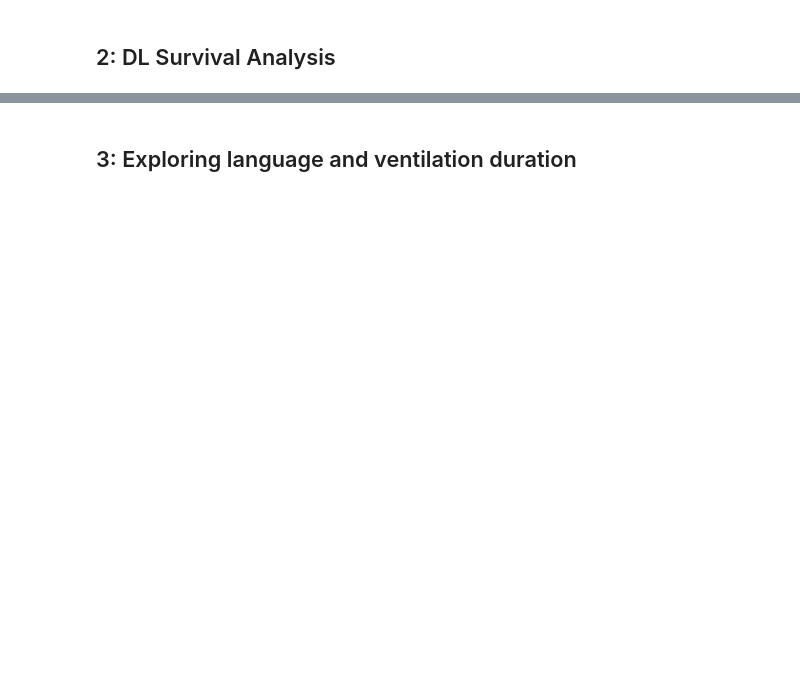
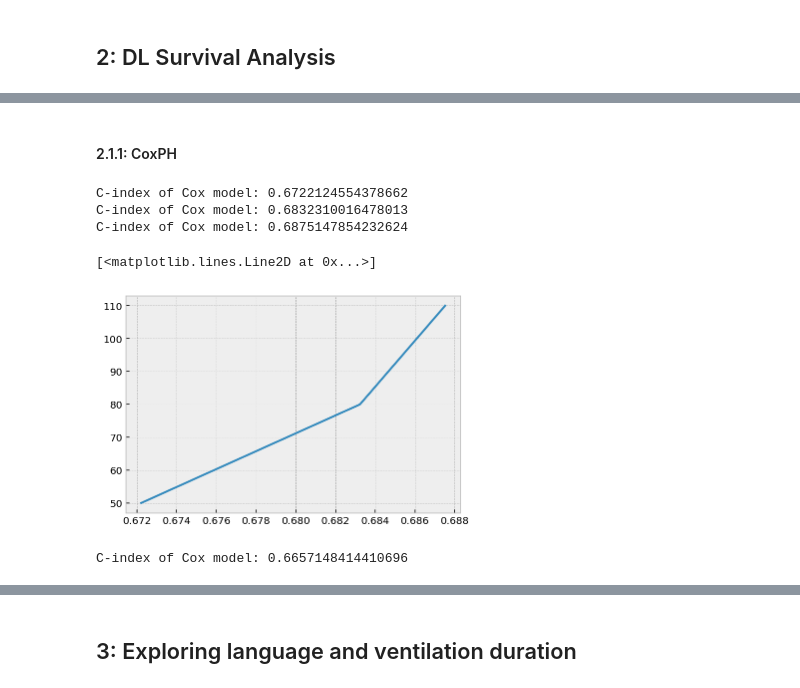
Before and after one commit to marcelchee/trident3, a Jupyter notebook: survival_vent.ipynb, the cells around one changed output, grey strips where cells are left out. Saved outputs shown, nothing was run; the diff lists cells and outputs as text; code cells hidden in the pictures; blank space fills up the shorter version.

```diff
--- a/survival_vent.ipynb
+++ b/survival_vent.ipynb
@@ -67,0 +101,7 @@ df['censor'] = censor
+# %%
+# get list of top variables by mutual
+how_many_select = 40
+
+mutual_info_df = pd.DataFrame(mutual_info_classif(Xt, y, random_state=42), index=[*list(Xt.columns)])
+mutual_info_df = mutual_info_df.sort_values(by=[0])
+inc_var = list(mutual_info_df.index)[-how_many_select:]
@@ -67,0 +128,2 @@ df['censor'] = censor
+# %%
+Xt = Xt[inc_var]
@@ -71,0 +153,39 @@ df['censor'] = censor
+# %% [markdown]
+#### 2.1.1: CoxPH
+# %%
+y_ = []
+x_ = []
+for i in list(range(50,140,30)):
+    Xt = OneHotEncoder().fit_transform(X)
+    how_many_select = i
+    mutual_info_df = pd.DataFrame(mutual_info_classif(Xt, y, random_state=42), index=[*list(Xt.columns)])
+    mutual_info_df = mutual_info_df.sort_values(by=[0])
+    inc_var = list(mutual_info_df.index)[-how_many_select:]
+    Xt = Xt[inc_var]
+    cph = CoxPHSurvivalAnalysis()
+    cph.fit(Xt, y)
+
+    # get c-index of trained estimator
+    pred = cph.predict(Xt)
+    result = concordance_index_censored(y['Censor'], y["Survival"], pred)
+    print('C-index of Cox model: '+str(result[0]))
+    x_.append(i)
+    y_.append(result[0])
+
+plt.plot(y_,x_)
+# %% [output]
+C-index of Cox model: 0.6722124554378662
+C-index of Cox model: 0.6832310016478013
+C-index of Cox model: 0.6875147854232624
+[<matplotlib.lines.Line2D at 0x...>]
+[figure, added]
+# %%
+cph = CoxPHSurvivalAnalysis()
+cph.fit(Xt, y)
+
+# get c-index of trained estimator
+pred = cph.predict(Xt)
+result = concordance_index_censored(y['Censor'], y["Survival"], pred)
+print('C-index of Cox model: '+str(result[0]))
+# %% [output]
+C-index of Cox model: 0.6657148414410696
```
Also changed, not shown: parts of 43 cells of this notebook, 5 other files.
